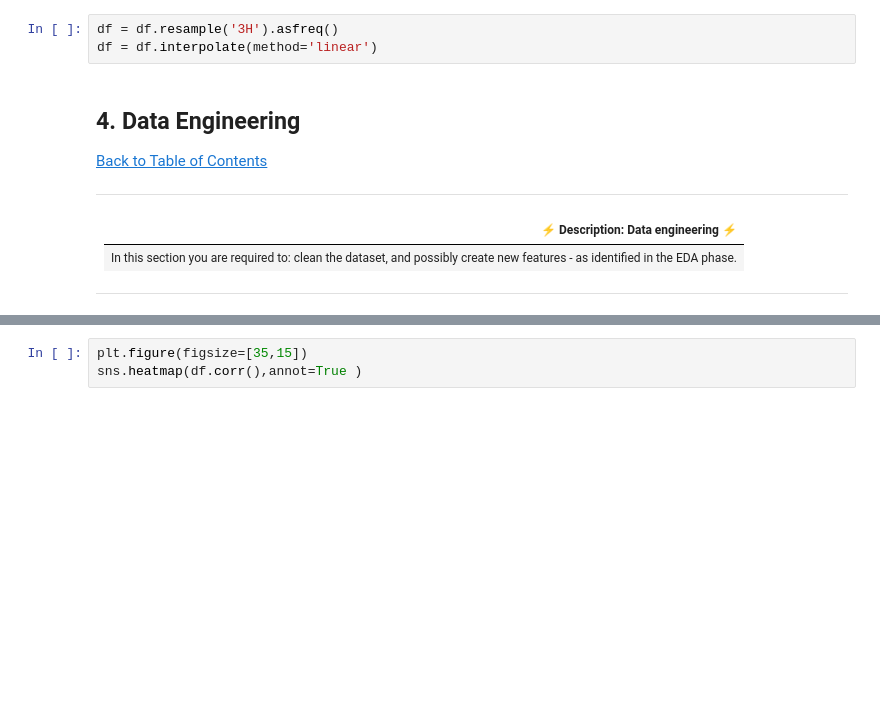
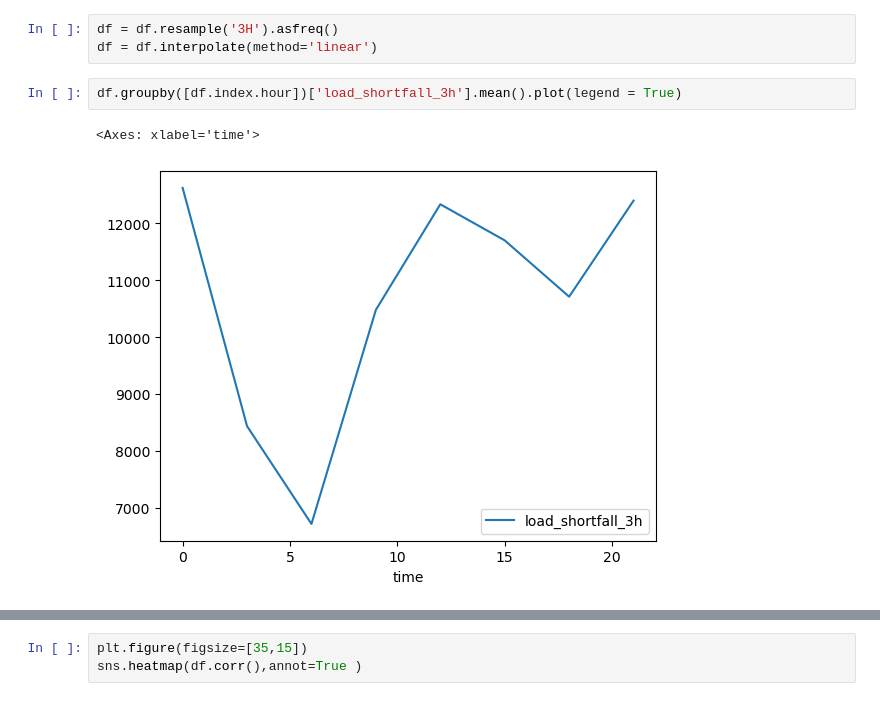
Before and after one commit to Marcel3333/TimeSeriesAnalysisProject, a Jupyter notebook: starter-notebook.ipynb, the cells around one changed output, grey strips where cells are left out. Drawn from its saved outputs; the diff is of its cells as text; blank space fills up the shorter version.

```diff
--- a/starter-notebook.ipynb
+++ b/starter-notebook.ipynb
@@ -191,16 +192,8 @@ Name: count, dtype: int64
 # %%
 df = df.resample('3H').asfreq()
 df = df.interpolate(method='linear')
-# %% [markdown]
-<a id="four"></a>
-## 4. Data Engineering
-<a class="anchor" id="1.1"></a>
-<a href=#cont>Back to Table of Contents</a>
-
----
-
-| ⚡ Description: Data engineering ⚡ |
-| :--------------------------- |
-| In this section you are required to: clean the dataset, and possibly create new features - as identified in the EDA phase. |
-
----
+# %%
+df.groupby([df.index.hour])['load_shortfall_3h'].mean().plot(legend = True)
+# %% [output]
+<Axes: xlabel='time'>
+[figure, added]
```
Also changed, not shown: parts of 24 cells of this notebook.
